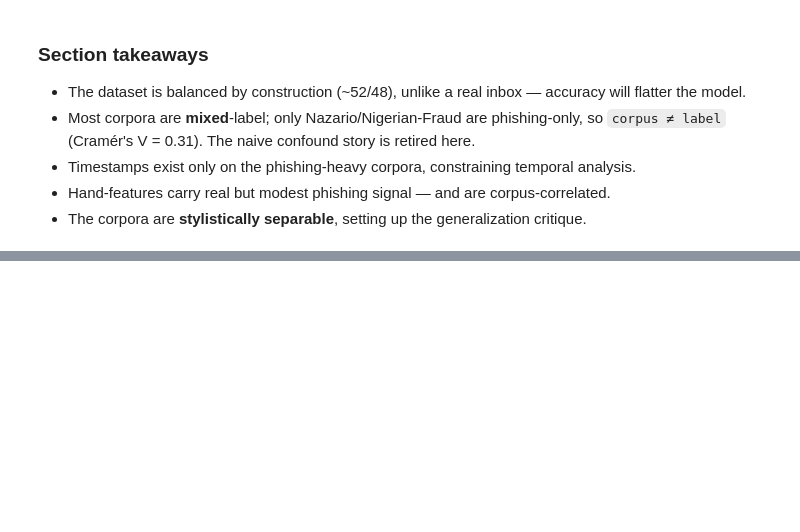
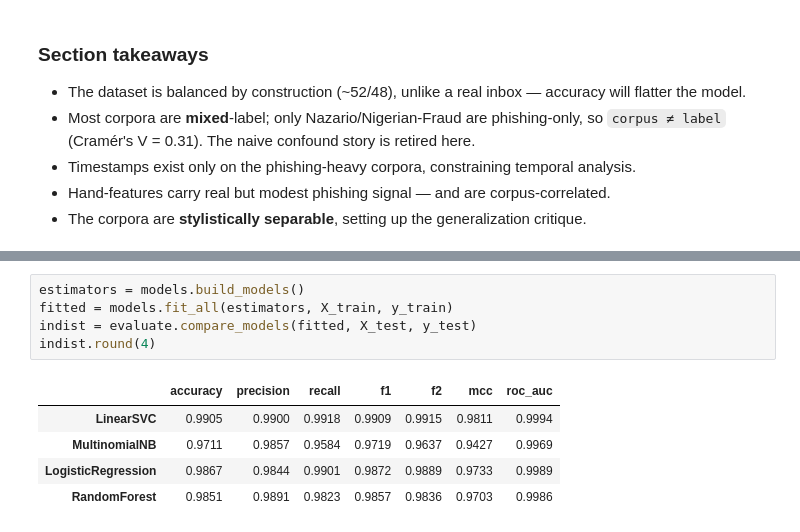
Before and after one commit to Imreec/phishing-detection-ds-cyber, a Jupyter notebook: notebooks/phishing_critique.ipynb, the cells around one changed output, grey strips where cells are left out. Drawn from its saved outputs; the diff is of its cells as text; blank space fills up the shorter version.

```diff
--- a/notebooks/phishing_critique.ipynb
+++ b/notebooks/phishing_critique.ipynb
@@ -341,0 +425,11 @@ relies on, and (iii) test **leave-one-corpus-out** generalization.
+# %%
+estimators = models.build_models()
+fitted = models.fit_all(estimators, X_train, y_train)
+indist = evaluate.compare_models(fitted, X_test, y_test)
+indist.round(4)
+# %% [output]
+|  | accuracy | precision | recall | f1 | f2 | mcc | roc_auc |
+| LinearSVC | 0.9905 | 0.9900 | 0.9918 | 0.9909 | 0.9915 | 0.9811 | 0.9994 |
+| MultinomialNB | 0.9711 | 0.9857 | 0.9584 | 0.9719 | 0.9637 | 0.9427 | 0.9969 |
+| LogisticRegression | 0.9867 | 0.9844 | 0.9901 | 0.9872 | 0.9889 | 0.9733 | 0.9989 |
+| RandomForest | 0.9851 | 0.9891 | 0.9823 | 0.9857 | 0.9836 | 0.9703 | 0.9986 |
```
Also changed, not shown: parts of 11 cells of this notebook, 4 other files.
